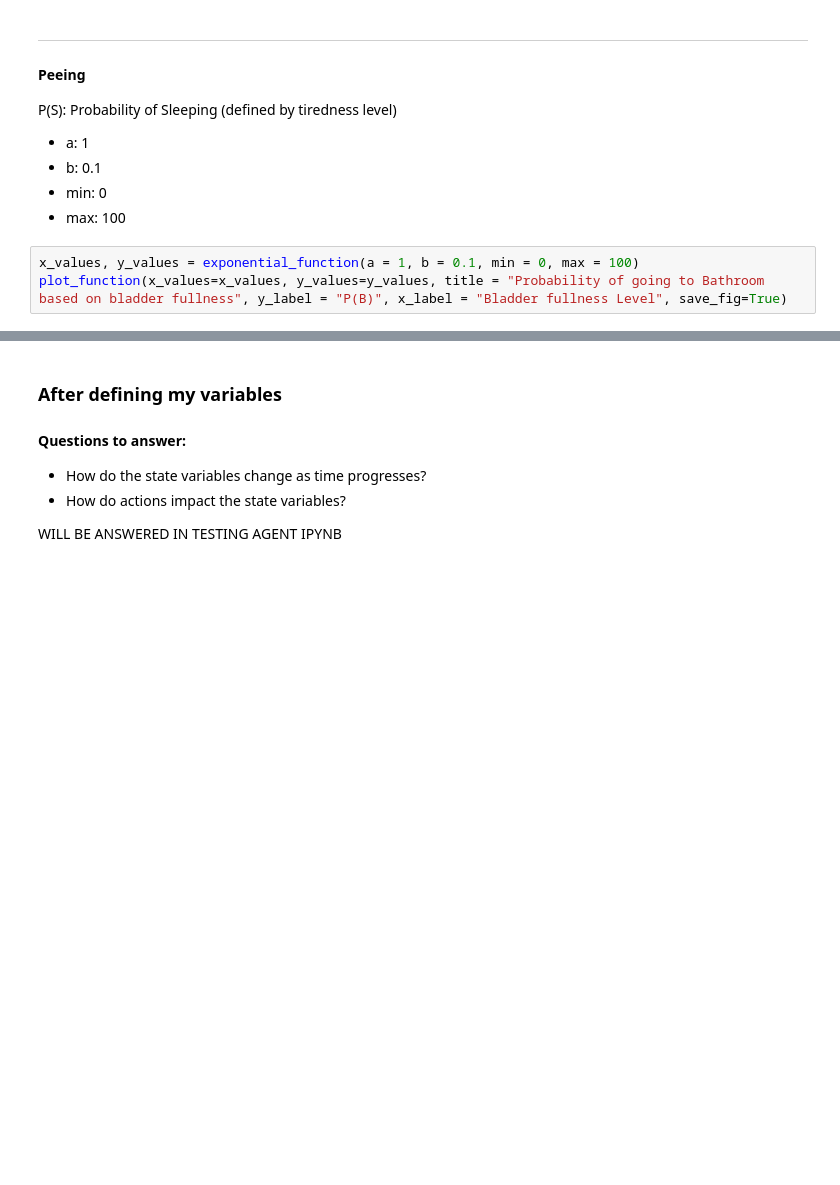
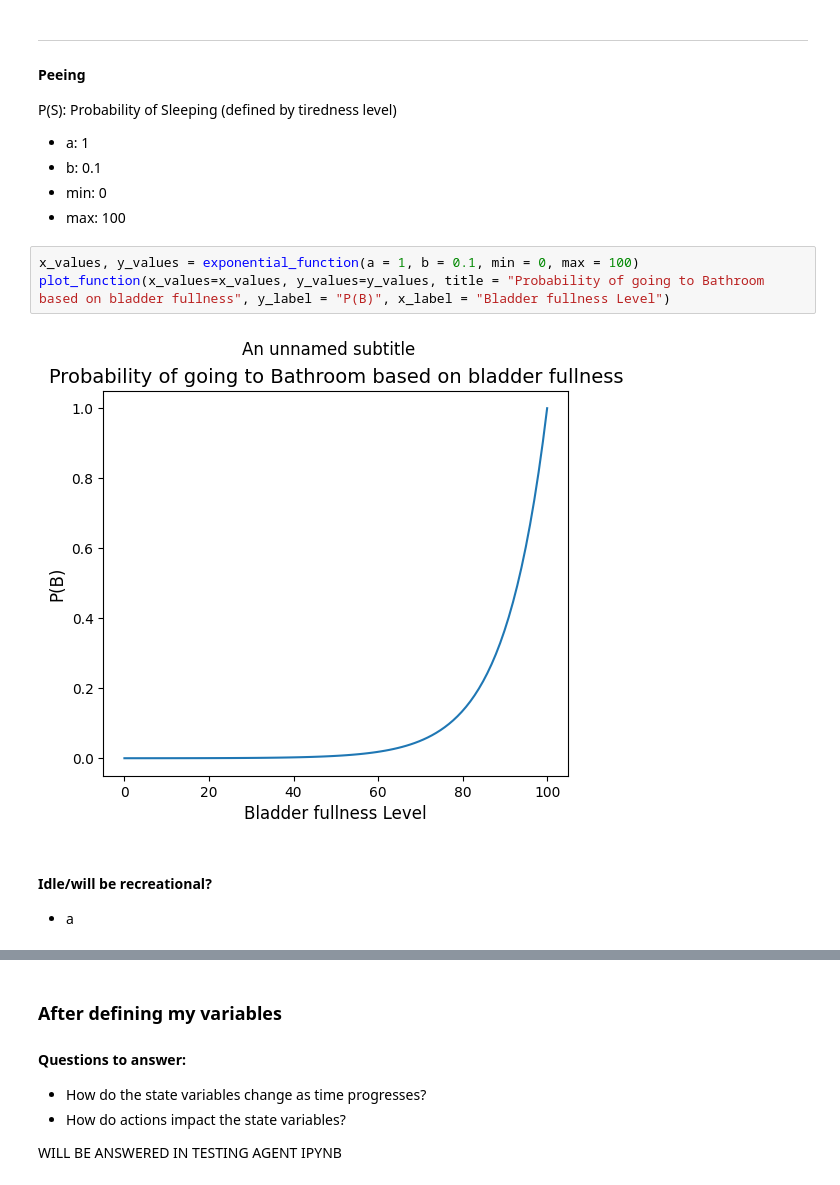
Before and after one commit to AnnieBonav/AISemesterStuff, a Jupyter notebook: Sinnielation/TestingParameters.ipynb, the cells around one changed output, grey strips where cells are left out. Saved outputs shown, nothing was run; the diff lists cells and outputs as text; blank space fills up the shorter version.

```diff
--- a/Sinnielation/TestingParameters.ipynb
+++ b/Sinnielation/TestingParameters.ipynb
@@ -111,4 +96,9 @@ P(S): Probability of Sleeping (defined by tiredness level)
 - max: 100
 # %%
 x_values, y_values = exponential_function(a = 1, b = 0.1, min = 0, max = 100)
-plot_function(x_values=x_values, y_values=y_values, title = "Probability of going to Bathroom based on bladder fullness", y_label = "P(B)", x_label = "Bladder fullness Level", save_fig=True)
+plot_function(x_values=x_values, y_values=y_values, title = "Probability of going to Bathroom based on bladder fullness", y_label = "P(B)", x_label = "Bladder fullness Level")
+# %% [output]
+[figure, added]
+# %% [markdown]
+#### Idle/will be recreational?
+- a
```
Also changed, not shown: parts of 8 cells of this notebook, 8 other files.
